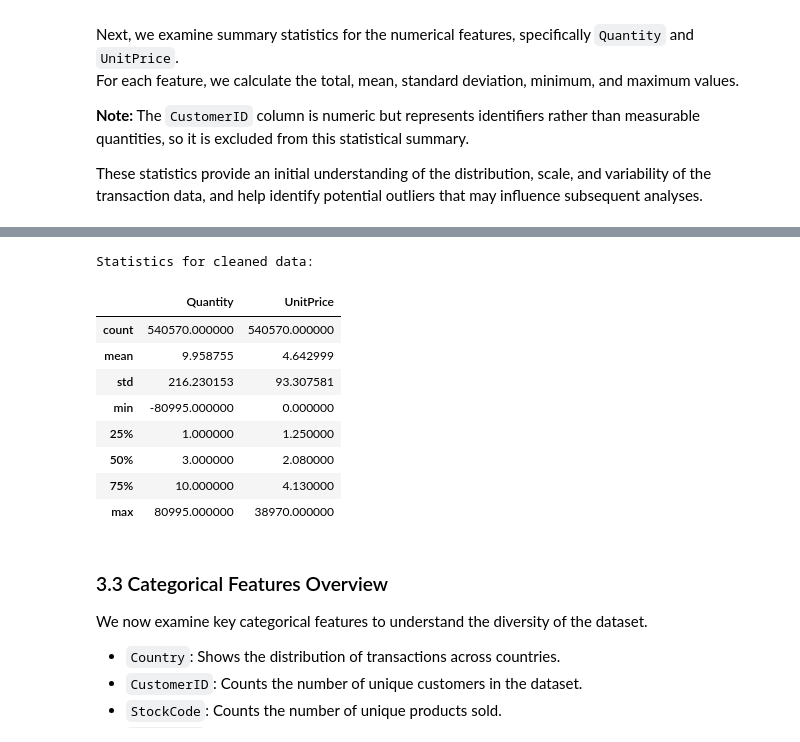
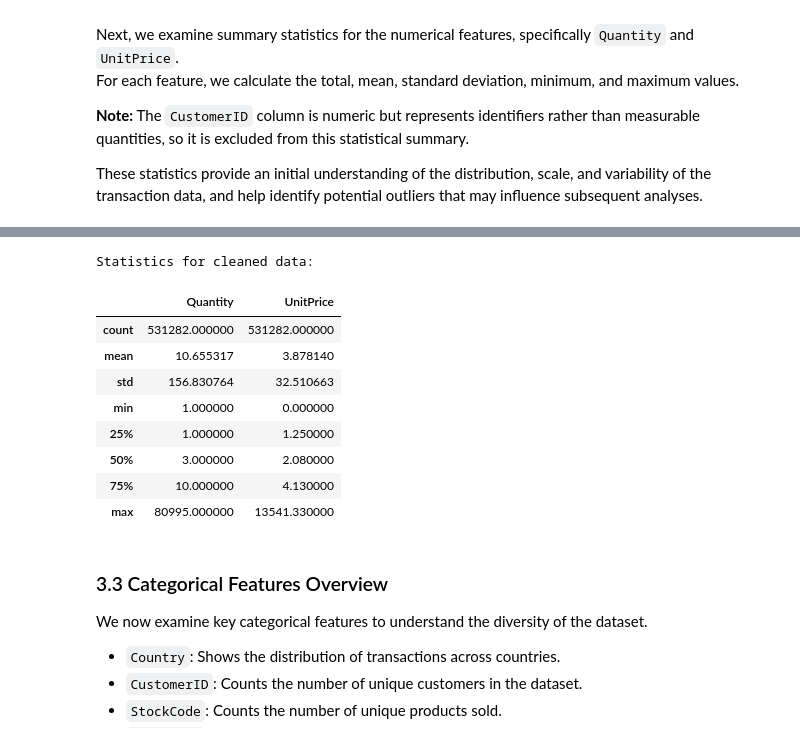
Before and after one commit to NouRALsaidD/data_mining_2026, a Jupyter notebook: data_mining_project_template.ipynb, the cells around one changed output, grey strips where cells are left out. Drawn from its saved outputs; the diff is of its cells as text; code cells hidden in the pictures.

```diff
--- a/data_mining_project_template.ipynb
+++ b/data_mining_project_template.ipynb
@@ -212,20 +215,20 @@ Statistics for original data:
 # %%
 # Statistics for cleaned data
 print("Statistics for cleaned data:")
 #Lets also look at the same statistics for the cleaned data
-data_filtered_no_customer = data_filtered.drop(columns=['CustomerID'])
+data_filtered_no_customer = data_clean.drop(columns=['CustomerID'])
 data_filtered_no_customer.describe()
 # %% [output]
 Statistics for cleaned data:
 |  | Quantity | UnitPrice |
-| count | 540570.000000 | 540570.000000 |
-| mean | 9.958755 | 4.642999 |
-| std | 216.230153 | 93.307581 |
-| min | -80995.000000 | 0.000000 |
+| count | 531282.000000 | 531282.000000 |
+| mean | 10.655317 | 3.878140 |
+| std | 156.830764 | 32.510663 |
+| min | 1.000000 | 0.000000 |
 | 25% | 1.000000 | 1.250000 |
 | 50% | 3.000000 | 2.080000 |
 | 75% | 10.000000 | 4.130000 |
-| max | 80995.000000 | 38970.000000 |
+| max | 80995.000000 | 13541.330000 |
 # %% [markdown]
 ### 3.3 Categorical Features Overview
 
```
Also changed, not shown: parts of 77 cells of this notebook.
